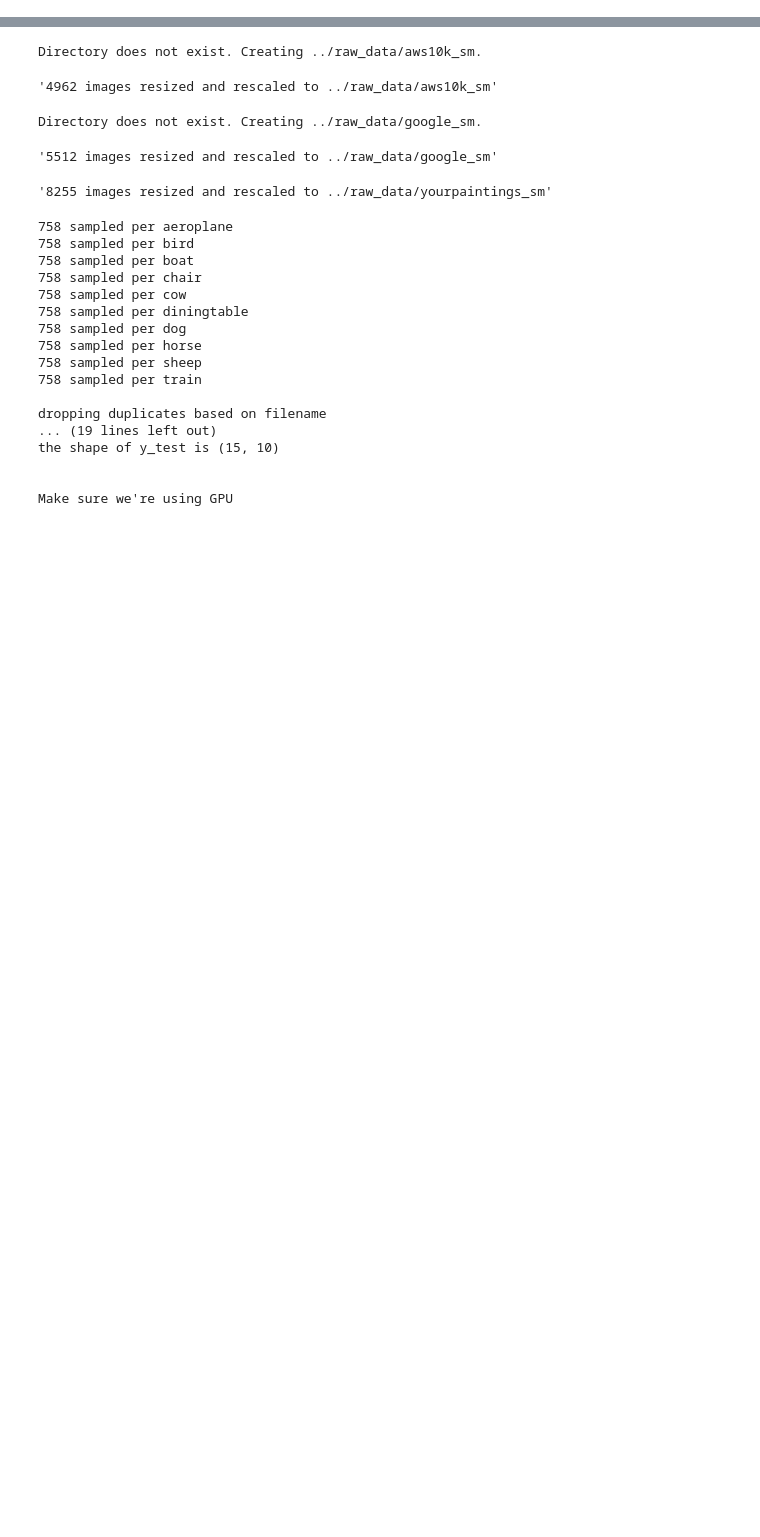
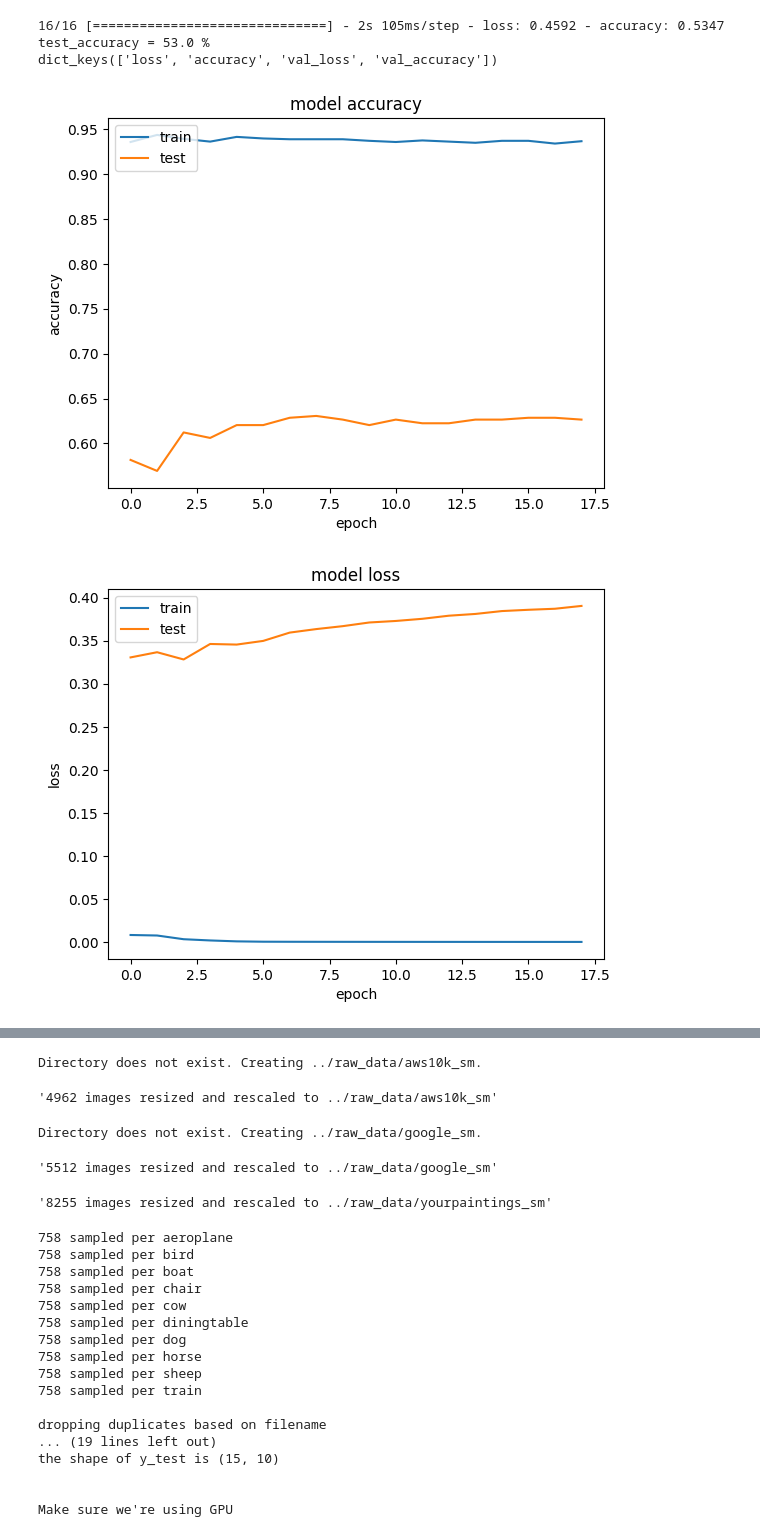
Before and after one commit to erniesg/Art-API, a Jupyter notebook: notebooks/tuning.ipynb, the cells around one changed output, grey strips where cells are left out. Drawn from its saved outputs; the diff is of its cells as text; code cells hidden in the pictures; blank space fills up the shorter version.

```diff
--- a/notebooks/tuning.ipynb
+++ b/notebooks/tuning.ipynb
@@ -0,0 +100,4 @@
+# %%
+resnet_X_train = preproc_resnet(X_train)
+resnet_X_val = preproc_resnet(X_val)
+resnet_X_test = preproc_resnet(X_test)
@@ -0,0 +120,2 @@
+# %%
+model = trainer.load_resnet152_func()
@@ -0,0 +171,2 @@
+# %%
+model, model_name, history = fit_model(model, "resnet_12_classes")
@@ -0,0 +212,42 @@
+# %%
+def evaluate(model, model_name, X_test, y_test):
+    """
+        E.g. model, y_pred = evaluate(model, model_name, X_test)
+    """
+    res = model.evaluate(X_test, y_test)
+    res
+    test_accuracy = res[-1]
+    print(f"test_accuracy = {round(test_accuracy,2)*100} %")
+
+    pd.DataFrame(res).to_csv(f"../raw_data/models/{model_name}/res.csv")
+
+    print(history.history.keys())
+    # summarize history for accuracy
+    plt.plot(history.history['accuracy'])
+    plt.plot(history.history['val_accuracy'])
+    plt.title('model accuracy')
+    plt.ylabel('accuracy')
+    plt.xlabel('epoch')
+    plt.legend(['train', 'test'], loc='upper left')
+    plt.savefig('../raw_data/models/' + str(model_name) + '/' + 'accuracy.png')
+    plt.show()
+
+    # summarize history for loss
+    plt.plot(history.history['loss'])
+    plt.plot(history.history['val_loss'])
+    plt.title('model loss')
+    plt.ylabel('loss')
+    plt.xlabel('epoch')
+    plt.legend(['train', 'test'], loc='upper left')
+    plt.savefig('../raw_data/models/' + str(model_name) + '/' + 'loss.png')
+    plt.show()
+    y_pred = model.predict(X_test)
+    return model, y_pred, y_test
+# %%
+model, y_pred, y_test = evaluate(model, model_name, resnet_X_test, y_test)
+# %% [output]
+16/16 [==============================] - 2s 105ms/step - loss: 0.4592 - accuracy: 0.5347
+test_accuracy = 53.0 %
+dict_keys(['loss', 'accuracy', 'val_loss', 'val_accuracy'])
+[figure, added]
+[figure, added]
```
Also changed, not shown: parts of 19 cells of this notebook, 6 other files.
